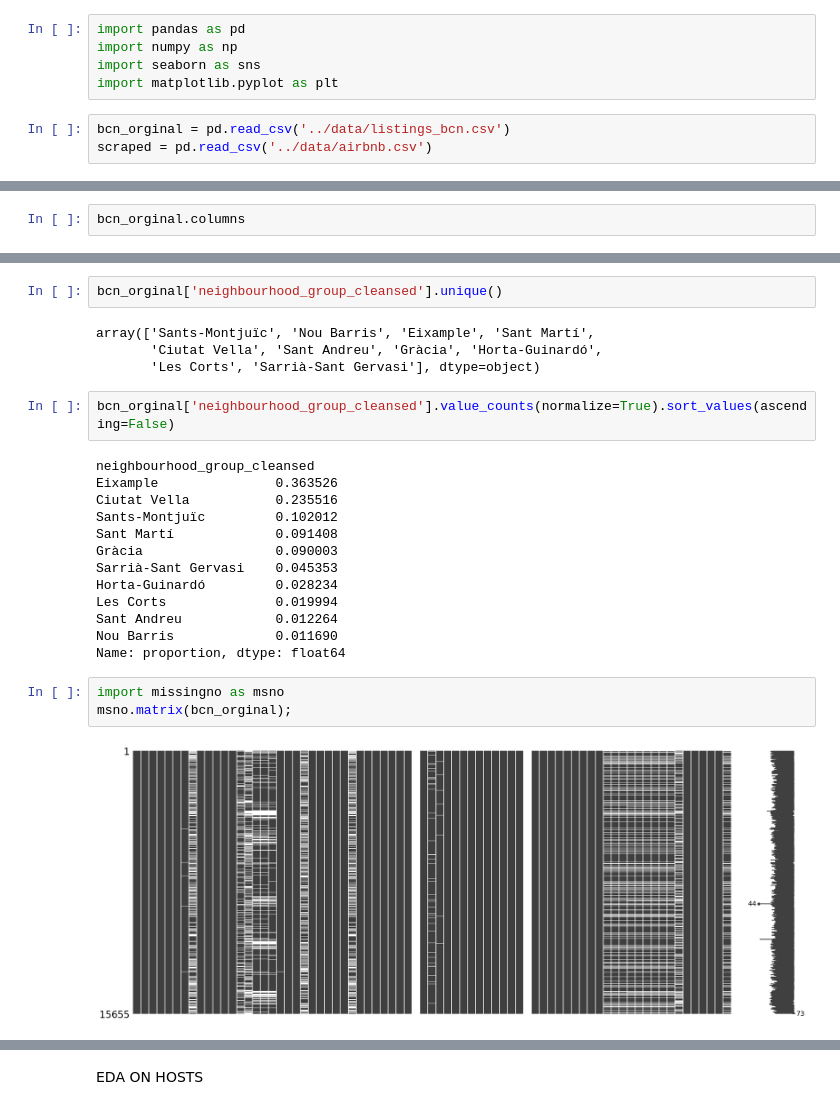
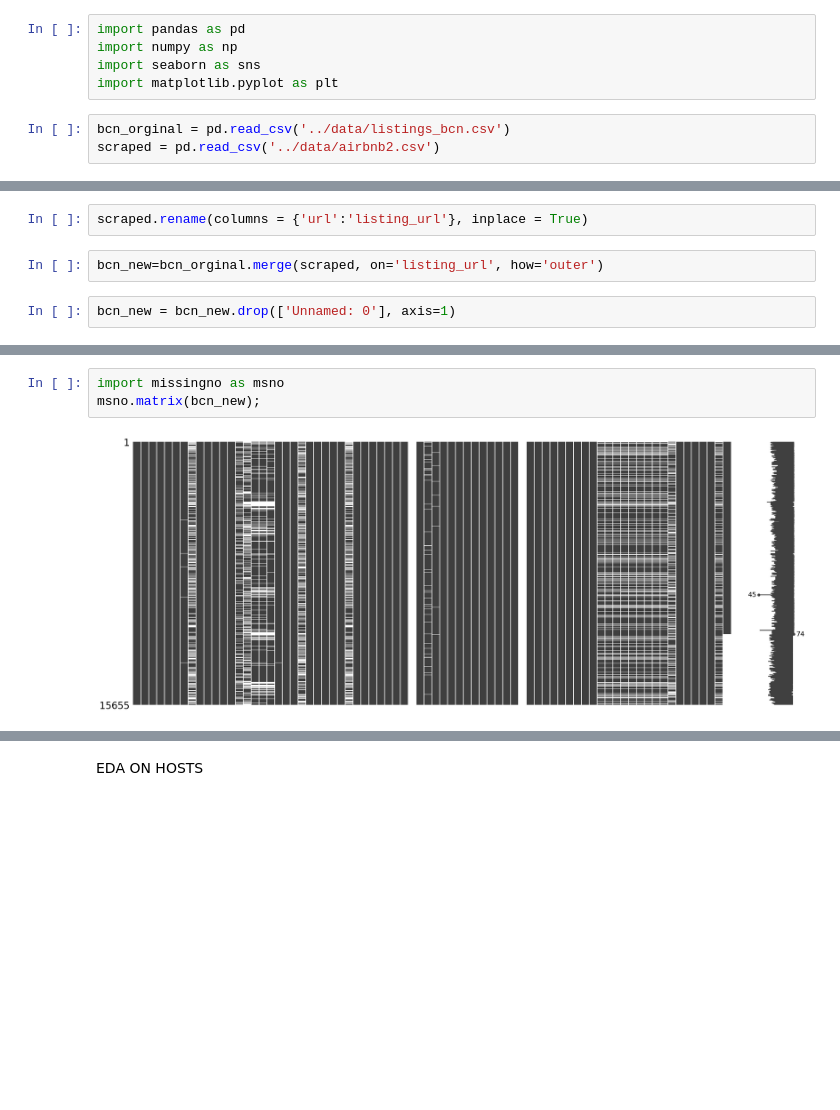
Before and after one commit to scheinmensch/Infringement_Detection_on_Airbnb, a Jupyter notebook: notebooks/Barcelona EDA.ipynb, the cells around one changed output, grey strips where cells are left out. Saved outputs shown, nothing was run; the diff lists cells and outputs as text; blank space fills up the shorter version.

```diff
--- a/notebooks/Barcelona EDA.ipynb
+++ b/notebooks/Barcelona EDA.ipynb
@@ -5,4 +39,4 @@ import seaborn as sns
 import matplotlib.pyplot as plt
 # %%
 bcn_orginal = pd.read_csv('../data/listings_bcn.csv')
-scraped = pd.read_csv('../data/airbnb.csv')
+scraped = pd.read_csv('../data/airbnb2.csv')
@@ -39,2 +43,6 @@ bcn_orginal.shape
+# %%
+scraped.rename(columns = {'url':'listing_url'}, inplace = True)
+# %%
+bcn_new=bcn_orginal.merge(scraped, on='listing_url', how='outer')
 # %%
-bcn_orginal.columns
+bcn_new = bcn_new.drop(['Unnamed: 0'], axis=1)
@@ -135,27 +105,6 @@ array(['Hostafrancs', 'la Prosperitat', 'Sant Antoni',
-# %%
-bcn_orginal['neighbourhood_group_cleansed'].unique()
-# %% [output]
-array(['Sants-Montjuïc', 'Nou Barris', 'Eixample', 'Sant Martí',
-       'Ciutat Vella', 'Sant Andreu', 'Gràcia', 'Horta-Guinardó',
-       'Les Corts', 'Sarrià-Sant Gervasi'], dtype=object)
-# %%
-bcn_orginal['neighbourhood_group_cleansed'].value_counts(normalize=True).sort_values(ascending=False)
-# %% [output]
-neighbourhood_group_cleansed
-Eixample               0.363526
-Ciutat Vella           0.235516
-Sants-Montjuïc         0.102012
-Sant Martí             0.091408
-Gràcia                 0.090003
-Sarrià-Sant Gervasi    0.045353
-Horta-Guinardó         0.028234
-Les Corts              0.019994
-Sant Andreu            0.012264
-Nou Barris             0.011690
-Name: proportion, dtype: float64
 # %%
 import missingno as msno
-msno.matrix(bcn_orginal);
+msno.matrix(bcn_new);
 # %% [output]
-[figure, old version]
+[figure, new version]
 # %%
```
Also changed, not shown: parts of 61 cells of this notebook.
